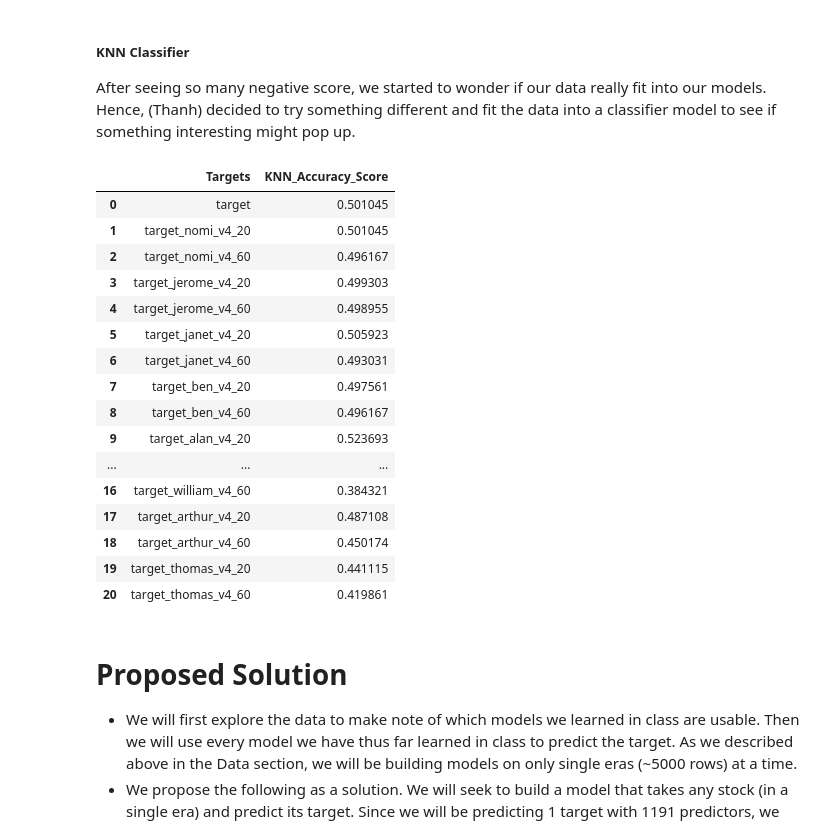
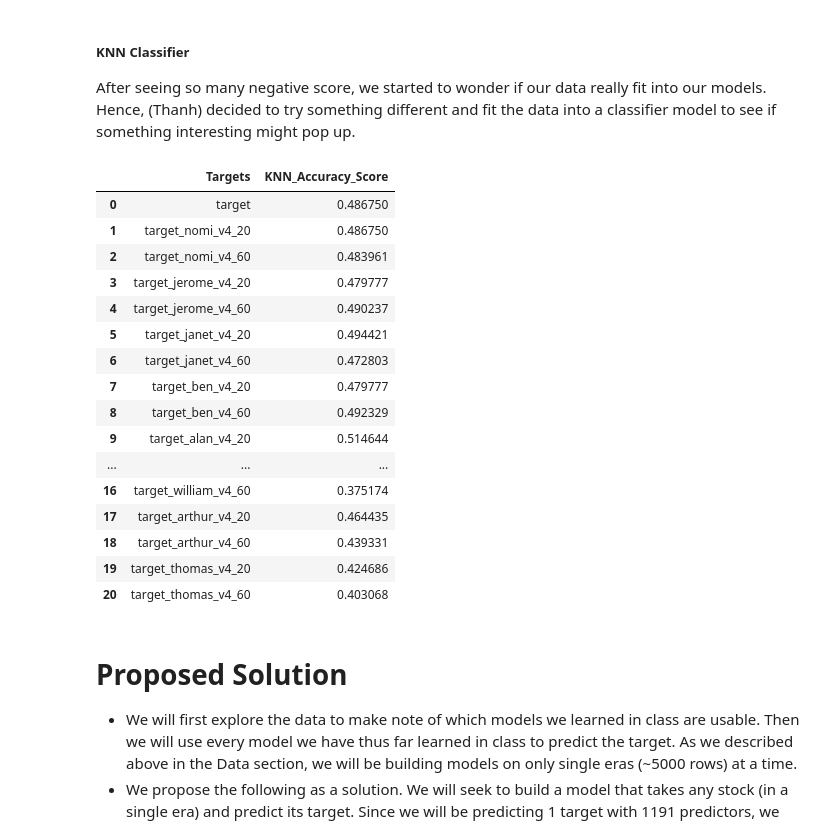
Before and after one commit to COGS118A/Group038-Sp22, a Jupyter notebook: Checkpoint_group038.ipynb, the cells around one changed output. Saved outputs shown, nothing was run; the diff lists cells and outputs as text; code cells hidden in the pictures.

```diff
--- a/Checkpoint_group038.ipynb
+++ b/Checkpoint_group038.ipynb
@@ -149,13 +149,12 @@ Null Items in Data Set (Now): 0
 ##### Data Visualization
 We'll explore our data first by visualizing what is happening in our dataset right now.
 # %%
+era_unique_list = original_df.era.unique()
+
+# We will test our first era and use the second era to compare
+era_1_df = original_df.loc[original_df.era == era_unique_list[0]]
+era_2_df = original_df.loc[original_df.era == era_unique_list[1]]
+
 features = [f for f in list(original_df) if 'feature' in f]    # Getting feature columns
 targets = [t for t in list(original_df) if 'target' in t]      # Getting target columns
-
-X = original_df[features]
-y = original_df[targets]
-
-# Getting shape to understand what are we dealing with
-print("X Shape:", X.shape)
-print("y Shape:", y.shape)
 # %% [output]
@@ -228,4 +229,17 @@ target_nomi_v4_20
 Name: target_thomas_v4_60, dtype: int64
+# %%
+# We will perform our model on first era
+X_1 = era_1_df[features]
+y_1 = era_1_df[targets]
+
+# And compare again with the second era
+X_2 = era_2_df[features]
+y_2 = era_2_df[targets]
+
+# Getting shape to understand what are we dealing with
+print("First Era:", era_unique_list[0])
+print("X_1 Shape:", X_1.shape)
+print("y_1 Shape:", y_1.shape)
 # %% [markdown]
 ##### Perform Linear Regression
 # %%
@@ -248,9 +262,9 @@ def linear_reg(X_train, y_train, X_test, y_test):
 
 for i in range(len(targets)):
 
-  y = original_df[targets[i]]  # Loop through all targets
+  y = era_1_df[targets[i]]  # Loop through all targets
 
-  X_train, X_test, y_train, y_test = train_test_split(X, y, test_size=0.33, train_size = 0.66, random_state=42)
+  X_train, X_test, y_train, y_test = train_test_split(X_1, y, test_size=0.33, train_size = 0.66, random_state=42)
 
   acc_score, coefficient = linear_reg(X_train, y_train, X_test, y_test)
 
@@ -292,7 +306,7 @@ def decisionTreeRegress(X_train, X_test,y_train, y_test):
     regr1_pred = regr1.predict(X_test)
 
     #Perform 5-fold cross validation
-    crossScores = cross_val_score(estimator=clf, X=X, y=y, cv=5)
+    crossScores = cross_val_score(estimator=clf, X=X_train, y=y_train, cv=5)
 
     #Compute r^2 score
     scores = clf.score(X_test, y_test)
@@ -310,9 +324,9 @@ crossValScoreList = []
 actualScoresList = []
 for i in range(len(targets)):
 
-  y = original_df[targets[i]]
+  y = era_1_df[targets[i]]
 
-  X_train, X_test, y_train, y_test = train_test_split(X, y, test_size=0.33, train_size = 0.66, random_state=42)
+  X_train, X_test, y_train, y_test = train_test_split(X_1, y, test_size=0.33, train_size = 0.66, random_state=42)
 
   crossValScore, acc_score, paramDetails = decisionTreeRegress(X_train, X_test, y_train, y_test)
 
@@ -369,47 +383,47 @@ After seeing so many negative score, we started to wonder if our data really fit
 # %%
 def knn_classifier_score(X_train, X_test, y_train, y_test):
     knn = KNeighborsClassifier(n_neighbors=200, weights='distance', metric='euclidean', n_jobs=-1)
     knn.fit(X_train, y_train)
 
     y_pred = knn.predict(X_test)
     acc_score = accuracy_score(y_test, y_pred)
 
     return acc_score
 
 knn_score_list = []
 for i in range(len(targets)):
-    y = original_df[targets[i]]
-    X_train, X_test, y_train, y_test = train_test_split(X, y, test_size=0.3, random_state=42)
+    y = era_1_df[targets[i]]
+    X_train, X_test, y_train, y_test = train_test_split(X_1, y, test_size=0.3, random_state=42)
 
     lab_enc = preprocessing.LabelEncoder()
     y_train_encoded = lab_enc.fit_transform(y_train)  # Encoded cuz getting 'continuous' variable error
     y_test_encoded = lab_enc.fit_transform(y_test)    # Encoded cuz getting 'continuous' variable error
 
     knn_score = knn_classifier_score(X_train, X_test, y_train_encoded, y_test_encoded)
 
     knn_score_list.append(knn_score)
     knn_target_score = list(zip(targets, knn_score_list))
     knn_score_df = pd.DataFrame(knn_target_score, columns=['Targets', 'KNN_Accuracy_Score'])
 
 knn_score_df
 # %% [output]
 |  | Targets | KNN_Accuracy_Score |
-| 0 | target | 0.501045 |
-| 1 | target_nomi_v4_20 | 0.501045 |
-| 2 | target_nomi_v4_60 | 0.496167 |
-| 3 | target_jerome_v4_20 | 0.499303 |
-| 4 | target_jerome_v4_60 | 0.498955 |
-| 5 | target_janet_v4_20 | 0.505923 |
-| 6 | target_janet_v4_60 | 0.493031 |
-| 7 | target_ben_v4_20 | 0.497561 |
-| 8 | target_ben_v4_60 | 0.496167 |
-| 9 | target_alan_v4_20 | 0.523693 |
+| 0 | target | 0.486750 |
+| 1 | target_nomi_v4_20 | 0.486750 |
+| 2 | target_nomi_v4_60 | 0.483961 |
+| 3 | target_jerome_v4_20 | 0.479777 |
+| 4 | target_jerome_v4_60 | 0.490237 |
+| 5 | target_janet_v4_20 | 0.494421 |
+| 6 | target_janet_v4_60 | 0.472803 |
+| 7 | target_ben_v4_20 | 0.479777 |
+| 8 | target_ben_v4_60 | 0.492329 |
+| 9 | target_alan_v4_20 | 0.514644 |
 | ... | ... | ... |
-| 16 | target_william_v4_60 | 0.384321 |
-| 17 | target_arthur_v4_20 | 0.487108 |
-| 18 | target_arthur_v4_60 | 0.450174 |
-| 19 | target_thomas_v4_20 | 0.441115 |
-| 20 | target_thomas_v4_60 | 0.419861 |
+| 16 | target_william_v4_60 | 0.375174 |
+| 17 | target_arthur_v4_20 | 0.464435 |
+| 18 | target_arthur_v4_60 | 0.439331 |
+| 19 | target_thomas_v4_20 | 0.424686 |
+| 20 | target_thomas_v4_60 | 0.403068 |
 # %% [markdown]
 # Proposed Solution
 
```
Also changed, not shown: parts of 7 cells of this notebook.
